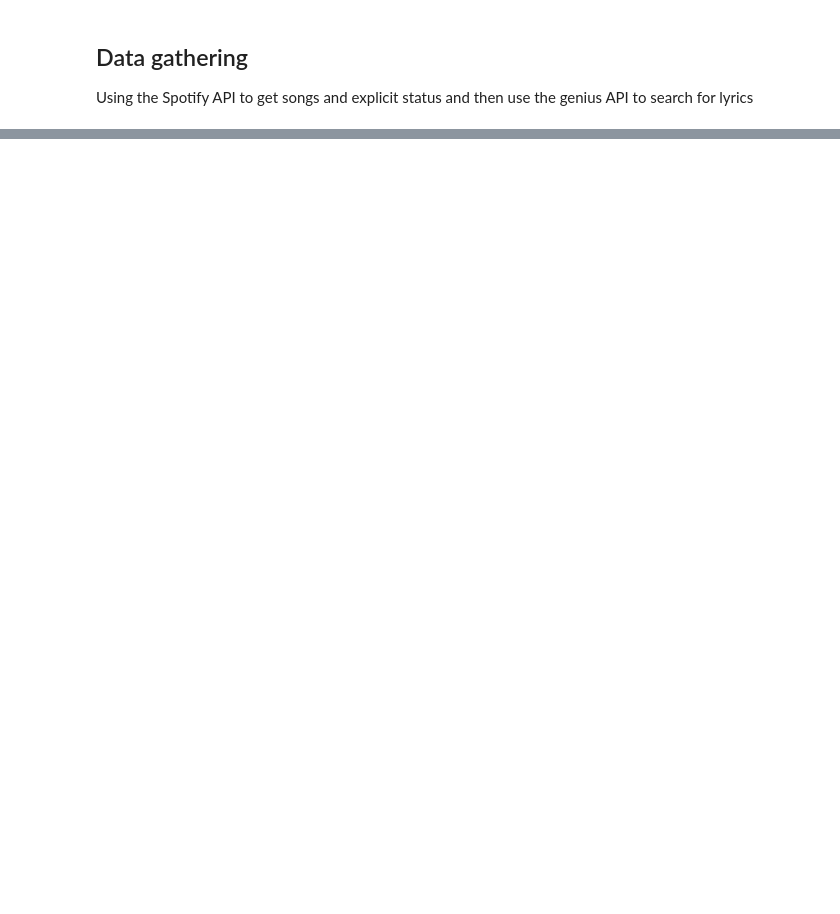
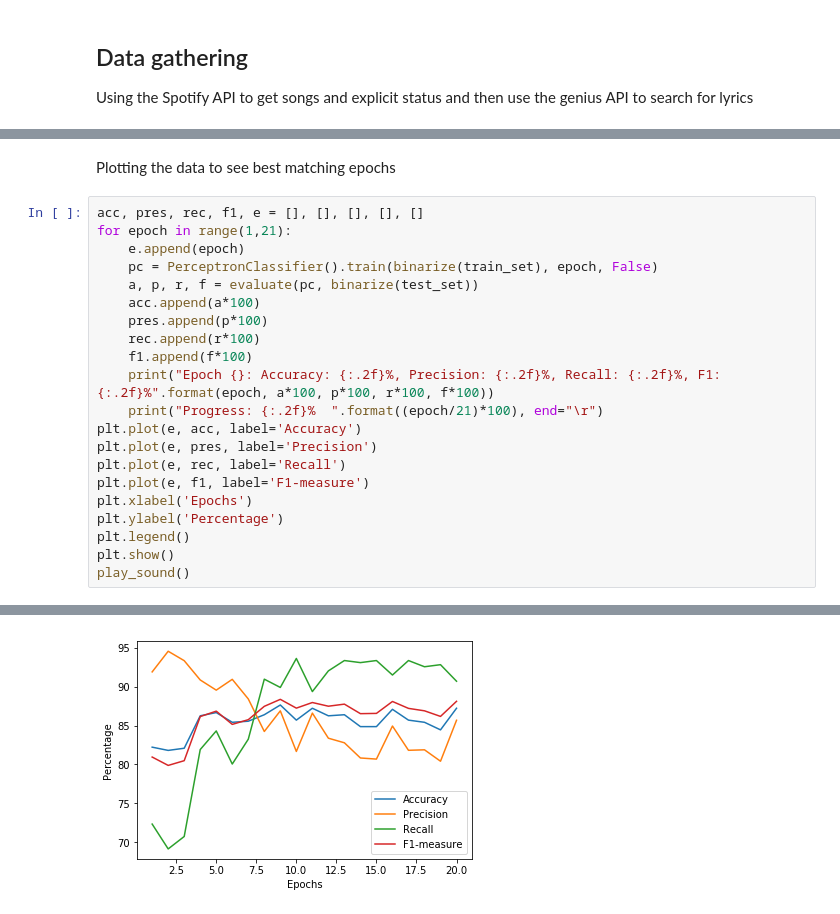
Before and after one commit to heekzz/Explicit-Lyrics-Classifier, a Jupyter notebook: Project-freha309.ipynb, the cells around one changed output, grey strips where cells are left out. Saved outputs shown, nothing was run; the diff lists cells and outputs as text; blank space fills up the shorter version.

```diff
--- a/Project-freha309.ipynb
+++ b/Project-freha309.ipynb
@@ -196,0 +440,24 @@ play_sound()
+# %% [markdown]
+Plotting the data to see best matching epochs
+# %%
+acc, pres, rec, f1, e = [], [], [], [], []
+for epoch in range(1,21):
+    e.append(epoch)
+    pc = PerceptronClassifier().train(binarize(train_set), epoch, False)
+    a, p, r, f = evaluate(pc, binarize(test_set))
+    acc.append(a*100)
+    pres.append(p*100)
+    rec.append(r*100)
+    f1.append(f*100)
+    print("Epoch {}: Accuracy: {:.2f}%, Precision: {:.2f}%, Recall: {:.2f}%, F1: {:.2f}%".format(epoch, a*100, p*100, r*100, f*100))
+    print("Progress: {:.2f}%  ".format((epoch/21)*100), end="\r")
+plt.plot(e, acc, label='Accuracy')
+plt.plot(e, pres, label='Precision')
+plt.plot(e, rec, label='Recall')
+plt.plot(e, f1, label='F1-measure')
+plt.xlabel('Epochs')
+plt.ylabel('Percentage')
+plt.legend()
+plt.show()
+play_sound()
+# %% [output]
@@ -196,0 +481 @@ play_sound()
+[figure, added]
```
Also changed, not shown: parts of 25 cells of this notebook.
